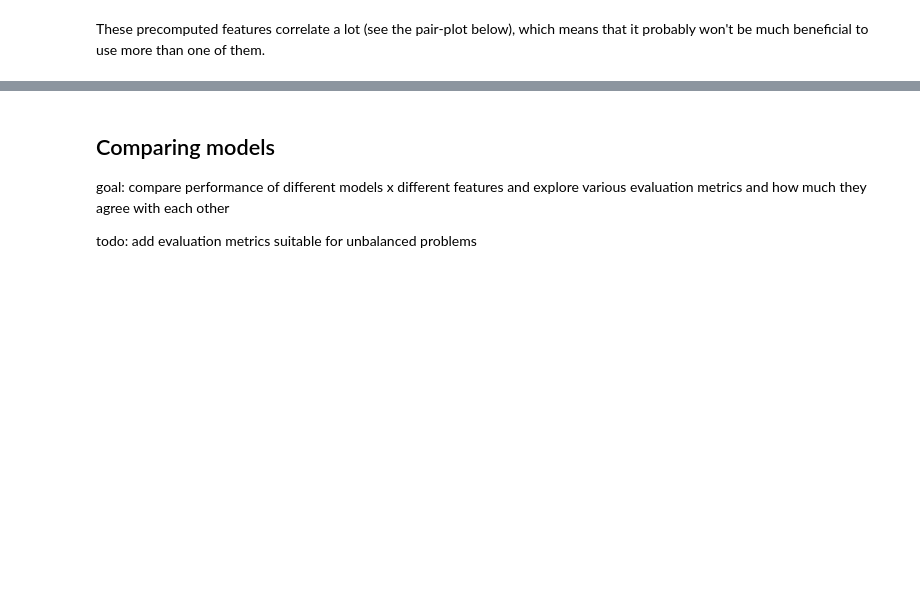
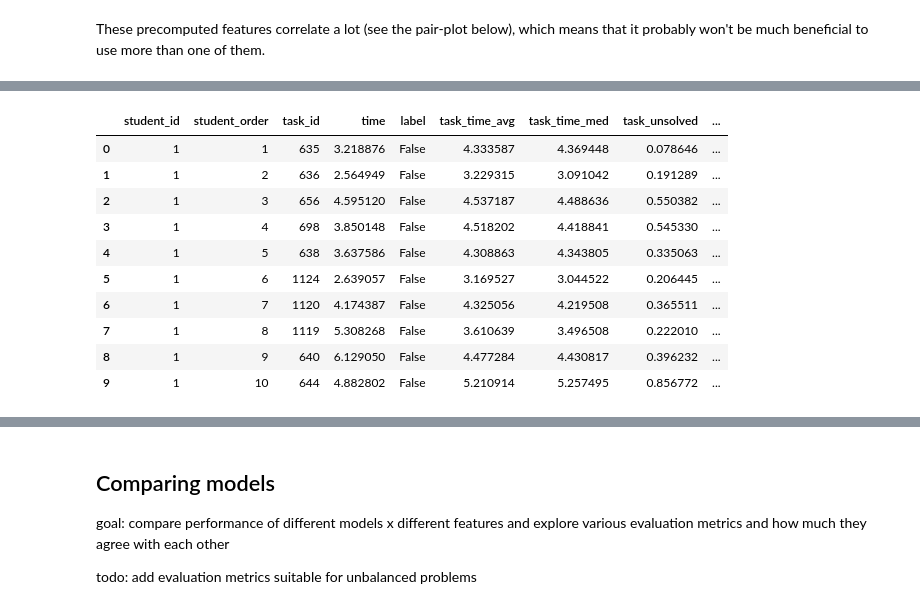
Before and after one commit to adaptive-learning/flocs-analyses, a Jupyter notebook: difficulty_classification/Difficulty Classification.ipynb, the cells around one changed output, grey strips where cells are left out. Cells and saved outputs as stored; diff of their text form; code cells hidden in the pictures; blank space fills up the shorter version.

```diff
--- a/difficulty_classification/Difficulty Classification.ipynb
+++ b/difficulty_classification/Difficulty Classification.ipynb
@@ -265,0 +212,82 @@ events_train.head()
+# %%
+class Student:
+    def __init__(self):
+        self.solved_count = 0
+        self.timedelta_sum = 0
+        self.too_difficult_count = 0
+
+
+    def update(self, event):
+        """Process a single event (with merged task features).
+        """
+        self.solved_count += 1
+        # For consistency, all student measures are increasing
+        # with their skill; hence the positive delta means how much
+        # faster they solved the task than is its average time difficulty.
+        timedelta = event.task_time_avg - event.time
+        self.timedelta_sum += timedelta
+        self.too_difficult_count += int(event.label)
+
+    @property
+    def timedelta_avg(self):
+        if self.solved_count == 0:
+            return 0
+        return self.timedelta_sum / self.solved_count
+
+    @property
+    def difficult_perc(self):
+        if self.solved_count == 0:
+            return 0
+        return self.too_difficult_count / self.solved_count
+
+    @property
+    def features(self):
+        return {
+            'student_timedelta_avg': self.timedelta_avg,
+            'student_difficult_perc': self.difficult_perc,
+        }
+
+def join_task_features(events):
+    events = pd.merge(events, task_features, left_on='task_id', right_index=True)
+    events.sort_values(by=['student_id', 'student_order'], inplace=True)
+    return events
+
+
+def add_student_features(events):
+    """Extend each event features computed "online" for each student.
+    """
+    students = defaultdict(Student)
+    student_features = []
+    for i, event in events.iterrows():
+        student = students[event.student_id]
+        # It's important to append features to the current event
+        # BEFORE the student is updated (to avoid cheating).
+        student_features.append(student.features)
+        student.update(event)
+    student_features = pd.DataFrame(student_features, index=events.index)
+    return pd.concat([events, student_features], axis=1)
+
+
+def add_derived_features(events):
+    """Extend each event with computed features.
+    """
+    events = join_task_features(events)
+    events = add_student_features(events)
+    return events
+
+
+events_train = add_derived_features(raw_train_events)
+events_test = add_derived_features(raw_test_events)
+events_train.head(10)
+# %% [output]
+|  | student_id | student_order | task_id | time | label | task_time_avg | task_time_med | task_unsolved | ... |
+| 0 | 1 | 1 | 635 | 3.218876 | False | 4.333587 | 4.369448 | 0.078646 | ... |
+| 1 | 1 | 2 | 636 | 2.564949 | False | 3.229315 | 3.091042 | 0.191289 | ... |
+| 2 | 1 | 3 | 656 | 4.595120 | False | 4.537187 | 4.488636 | 0.550382 | ... |
+| 3 | 1 | 4 | 698 | 3.850148 | False | 4.518202 | 4.418841 | 0.545330 | ... |
+| 4 | 1 | 5 | 638 | 3.637586 | False | 4.308863 | 4.343805 | 0.335063 | ... |
+| 5 | 1 | 6 | 1124 | 2.639057 | False | 3.169527 | 3.044522 | 0.206445 | ... |
+| 6 | 1 | 7 | 1120 | 4.174387 | False | 4.325056 | 4.219508 | 0.365511 | ... |
+| 7 | 1 | 8 | 1119 | 5.308268 | False | 3.610639 | 3.496508 | 0.222010 | ... |
+| 8 | 1 | 9 | 640 | 6.129050 | False | 4.477284 | 4.430817 | 0.396232 | ... |
+| 9 | 1 | 10 | 644 | 4.882802 | False | 5.210914 | 5.257495 | 0.856772 | ... |
```
Also changed, not shown: parts of 15 cells of this notebook.
